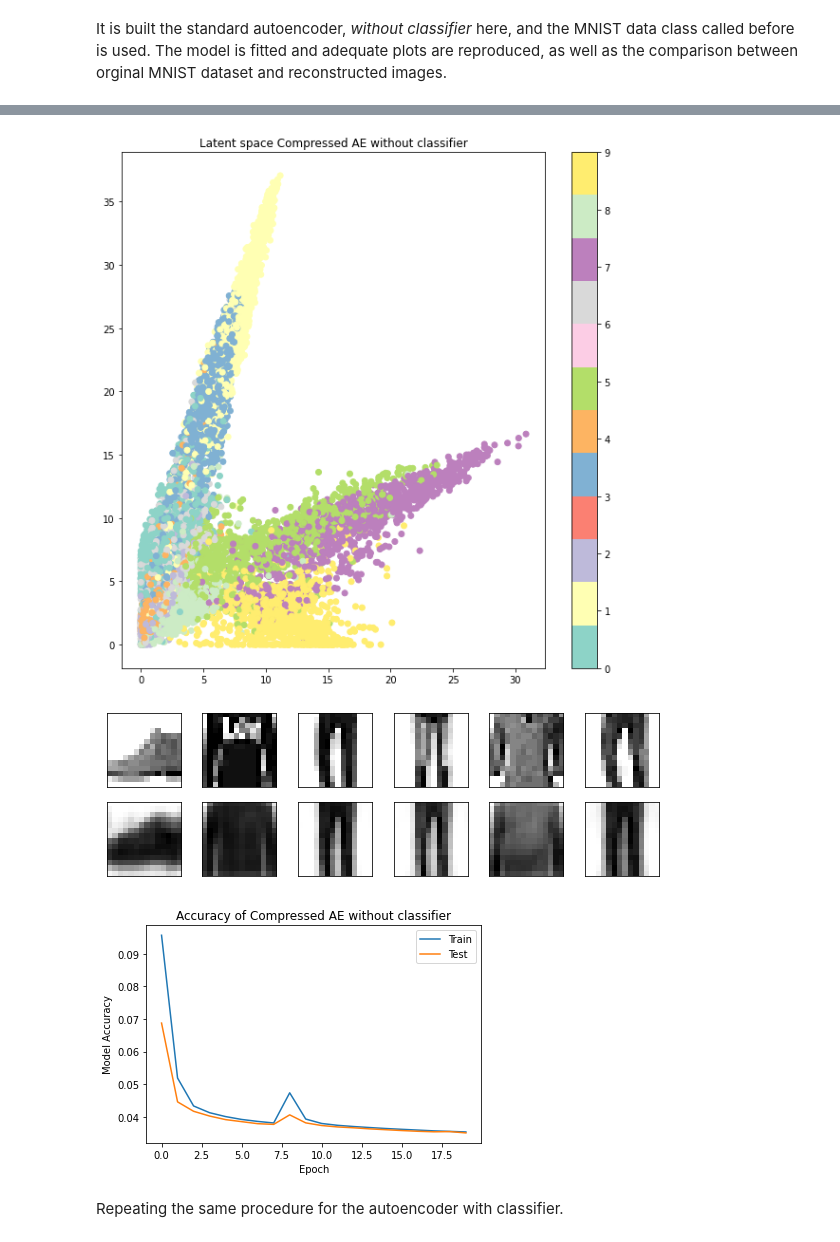
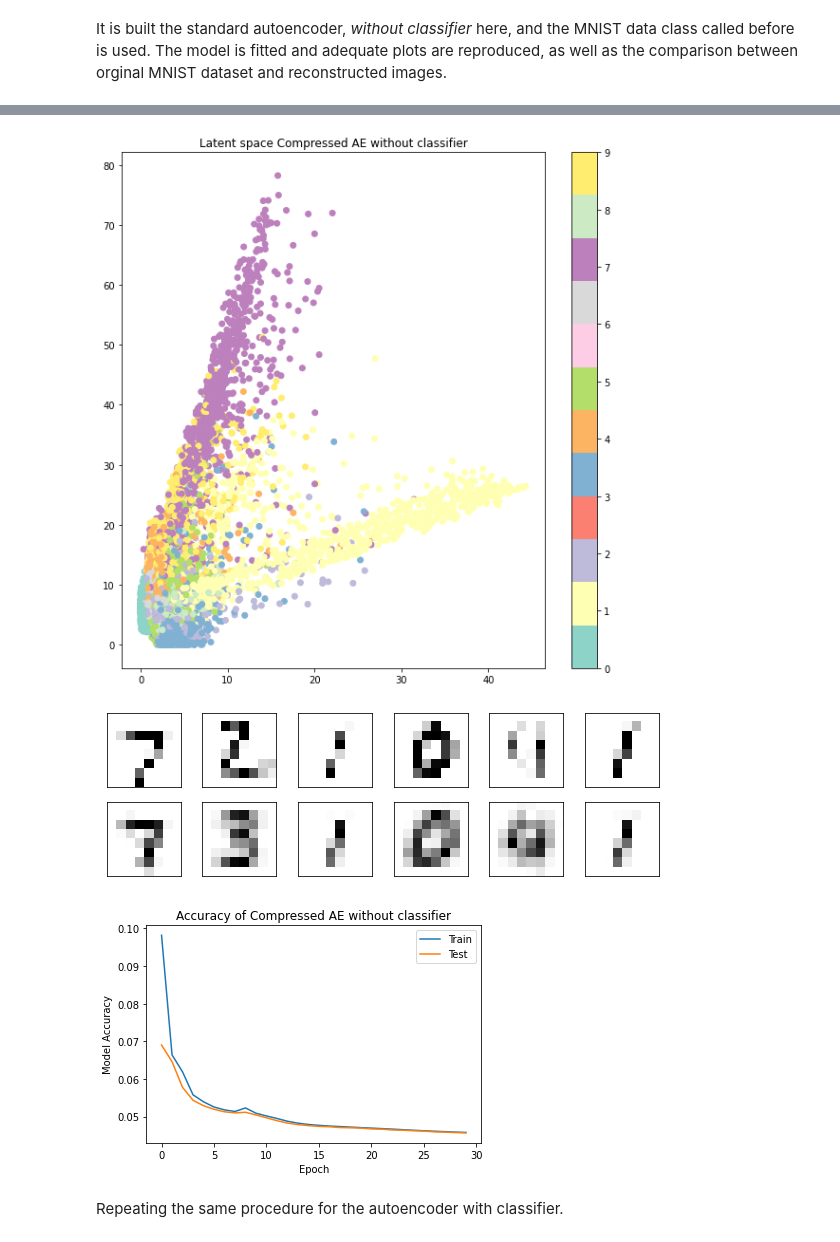
Before and after one commit to LorenzoValente3/Autoencoder-for-FPGA, a Jupyter notebook: AE.ipynb, the cells around one changed output, grey strips where cells are left out. Saved outputs shown, nothing was run; the diff lists cells and outputs as text; code cells hidden in the pictures.

```diff
--- a/AE.ipynb
+++ b/AE.ipynb
@@ -20,11 +20,12 @@ from callbacks import all_callbacks
 Original dataset and modified dataset with modifiable resolution is shown below.
 # %%
 import MNIST_dataset as mnist
-size_final = 14
+#Choose the final size of your image dataset
+size_final = 8
 
-data_zoom = mnist.MNISTData(size_initial=20,size_final=size_final, color_depth=5)
+data_zoom = mnist.MNISTData(size_initial=20, size_final=size_final, color_depth=5, flat=True)
 test = data_zoom.x_test
-
+print(test.shape)
 plt.imshow(test[0].reshape(size_final,size_final), cmap='gray')
 print(data_zoom.x_train.shape)
 # %% [output]
@@ -55,6 +57,7 @@ class Autoencoder:
         self.encoder = None
         self.encoder_model = None
         self.decoder = None
+        self.decoder_model = None
         self.latent_classifier = None
         self.autoencoder = None
 
@@ -136,7 +139,7 @@ class Autoencoder:
                 self.autoencoder.save('model/AE_model/KERAS_check_pruned_model_wo_classifier.h5')
         self.autoencoder.summary()
 
-    def fit_data(self, batch_size=256, epochs=20, use_latent_classifier=False):
+    def fit_data(self, batch_size=256, epochs=30, use_latent_classifier=False):
         """Write the fit function for the autoencoder.
         Storing the fit history in self.history to be able to plot the fitting scores."""
 
@@ -287,7 +290,7 @@ network = Autoencoder(data_zoom, pruned=True)
 network.build_encoder()
 network.build_decoder()
 network.build_autoencoder()
-network.fit_data(epochs=20)
+network.fit_data()
 network.plot_latent_dimension("Compressed AE without classifier")
 network.plot_reco()
 network.plot_score(use_latent_classifier=False,model_name="Compressed AE without classifier")
@@ -312,6 +315,6 @@ prune_low_magnitude_dense_5  (None, 16)                1042
-[figure, old version]
+[figure, new version]
-[figure, old version]
+[figure, new version]
-[figure, old version]
+[figure, new version]
 # %% [markdown]
 Repeating the same procedure for the autoencoder with classifier.
 # %%
```
Also changed, not shown: parts of 8 cells of this notebook, 17 other files.
